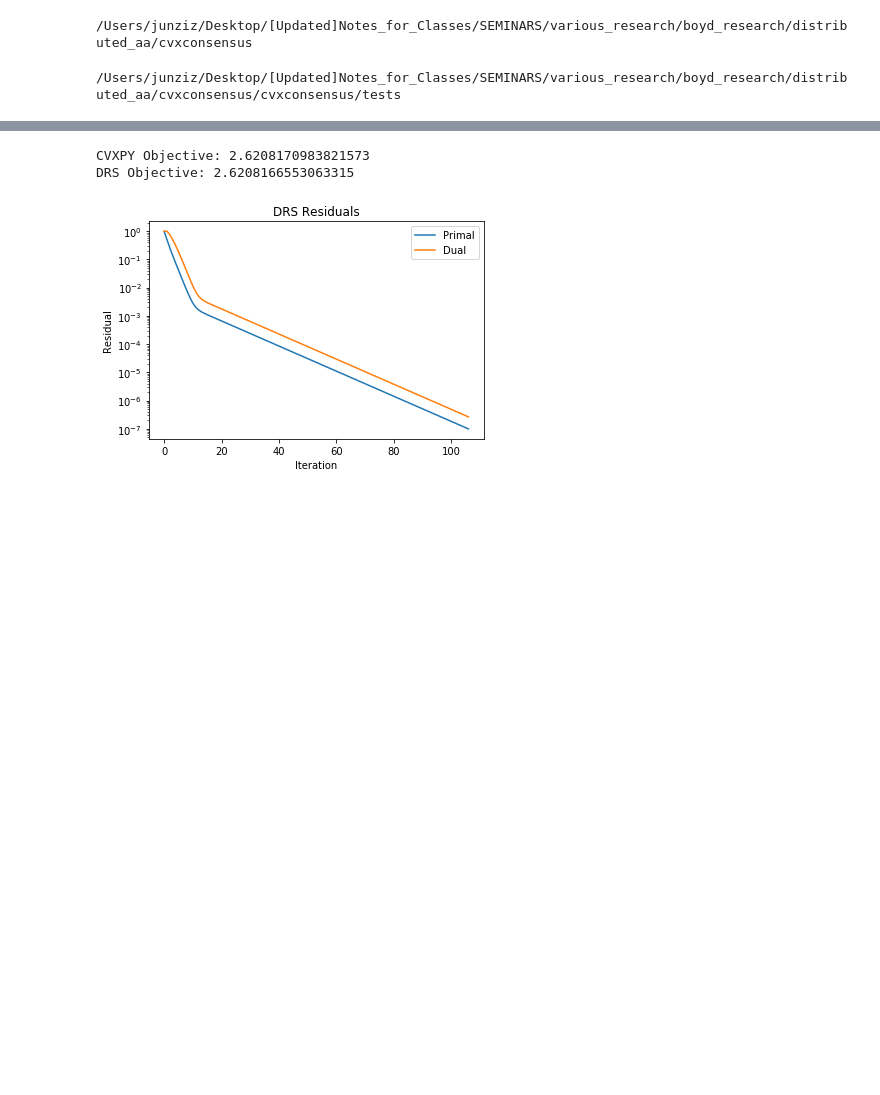
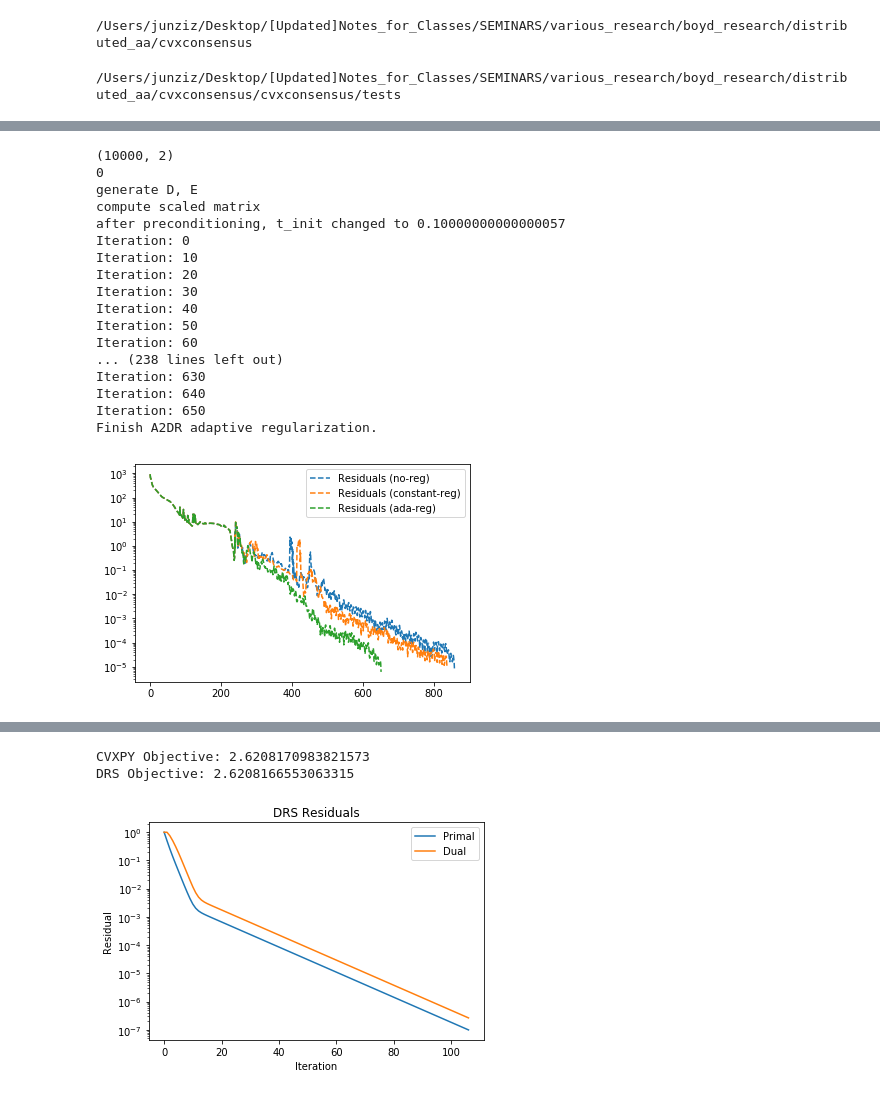
Before and after one commit to cvxgrp/a2dr, a Jupyter notebook: examples/notebooks/test_paper_debug.ipynb, the cells around one changed output, grey strips where cells are left out. Drawn from its saved outputs; the diff is of its cells as text; code cells hidden in the pictures; blank space fills up the shorter version.

```diff
--- a/examples/notebooks/test_solver_debug.ipynb
+++ b/examples/notebooks/test_paper_debug.ipynb
@@ -31,2 +55,26 @@ A2DR Solution: [0.         0.         0.         0.         0.19598735 1.2436853
+# %%
+# NNLS: regularization effect
+tests = test_paper.TestPaper()
+tests.setUp()
+tests.test_nnls_reg()
+# %% [output]
+(10000, 2)
+0
+generate D, E
+compute scaled matrix
+after preconditioning, t_init changed to 0.10000000000000057
+Iteration: 0
+Iteration: 10
+Iteration: 20
+Iteration: 30
+Iteration: 40
+Iteration: 50
+Iteration: 60
+... (238 lines left out)
+Iteration: 630
+Iteration: 640
+Iteration: 650
+Finish A2DR adaptive regularization.
+[figure, added]
 # %%
 # l1 Trend Filtering
```
Also changed, not shown: parts of 8 cells of this notebook, 4 other files.
